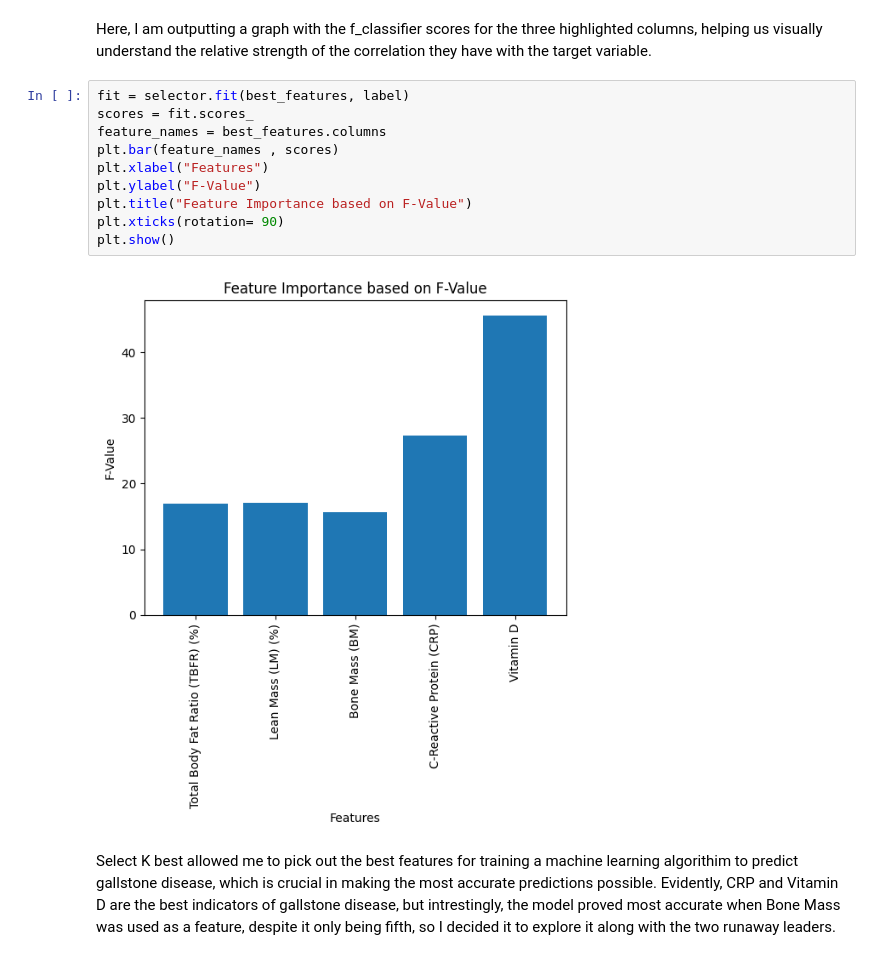
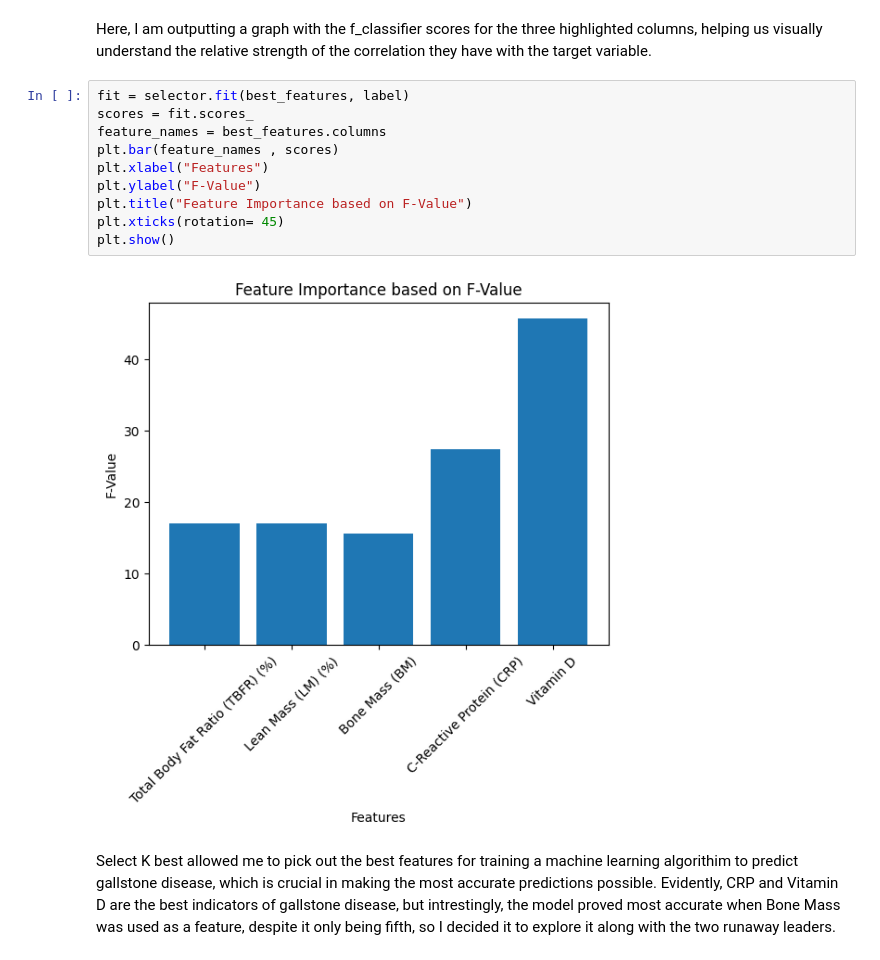
Before and after one commit to DanielT118/Gallstones-Research-Project, a Jupyter notebook: Gallstones_Research_Project.ipynb, the cells around one changed output. Cells and saved outputs as stored; diff of their text form.

```diff
--- a/Gallstones_Research_Project.ipynb
+++ b/Gallstones_Research_Project.ipynb
@@ -181,15 +181,15 @@ Here, I am outputting a graph with the f_classifier scores for the three highlig
 # %%
 fit = selector.fit(best_features, label)
 scores = fit.scores_
 feature_names = best_features.columns
 plt.bar(feature_names , scores)
 plt.xlabel("Features")
 plt.ylabel("F-Value")
 plt.title("Feature Importance based on F-Value")
-plt.xticks(rotation= 90)
+plt.xticks(rotation= 45)
 plt.show()
 # %% [output]
-[figure, old version]
+[figure, new version]
 # %% [markdown]
 Select K best allowed me to pick out the best features for training a machine learning algorithim to predict gallstone disease, which is crucial in making the most accurate predictions possible. Evidently, CRP and Vitamin D are the best indicators of gallstone disease, but intrestingly, the model proved most accurate when Bone Mass was used as a feature, despite it only being fifth, so I decided it to explore it along with the two runaway leaders.
 # %%
```
Also changed, not shown: parts of 3 cells of this notebook.
